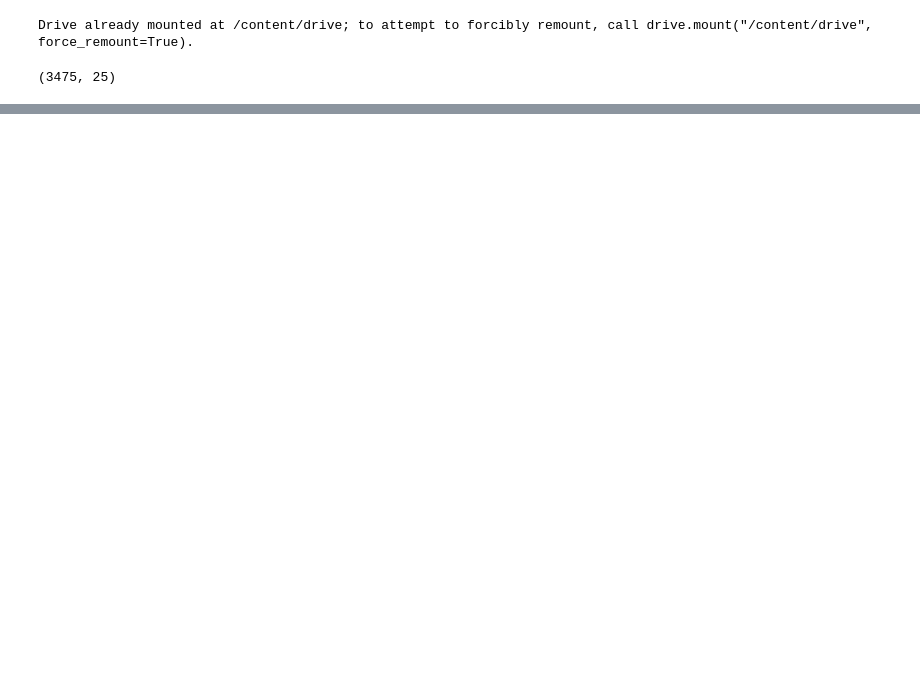
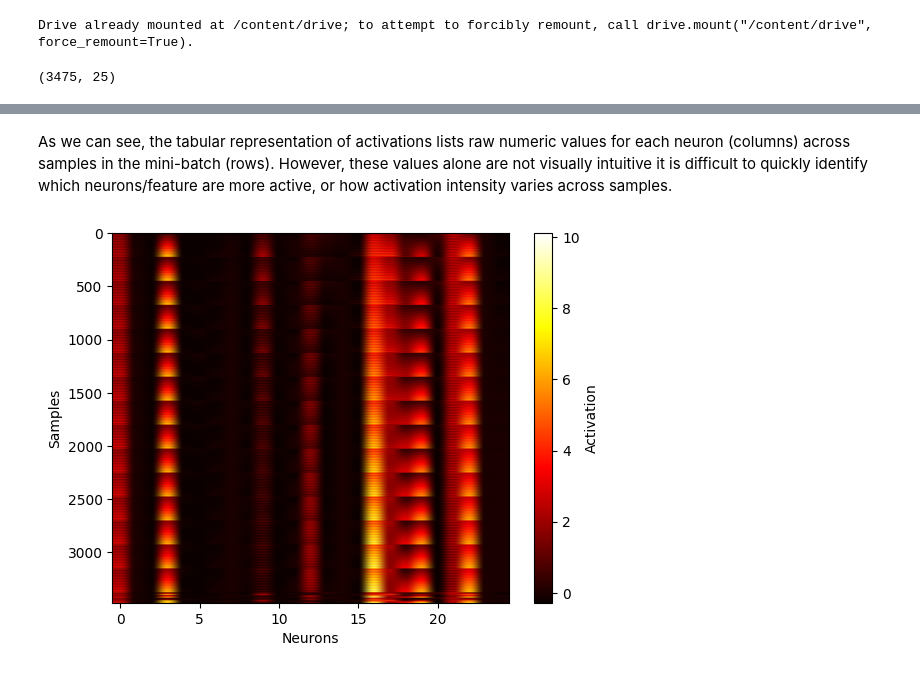
Before and after one commit to Anshu00027/SAE-for-PINNs, a Jupyter notebook: SAE-for-Taylor-Green-Vortex-PINNs.ipynb, the cells around one changed output, grey strips where cells are left out. Drawn from its saved outputs; the diff is of its cells as text; code cells hidden in the pictures; blank space fills up the shorter version.

```diff
--- a/SAE-for-Taylor-Green-Vortex-PINNs.ipynb
+++ b/SAE-for-Taylor-Green-Vortex-PINNs.ipynb
@@ -131,0 +179,11 @@ Saved SAE encoded features shape: (3475, 50)
+# %% [markdown]
+ As we can see, the tabular representation of activations lists raw numeric values for each neuron (columns) across samples in the mini-batch (rows).
+ However, these values alone are not visually intuitive it is difficult to quickly identify which neurons/feature are more active, or how activation intensity varies across samples.
+# %%
+plt.imshow(hidden_tensor.numpy(), aspect='auto', cmap='hot')
+plt.xlabel("Neurons")
+plt.ylabel("Samples")
+plt.colorbar(label="Activation")
+plt.show()
+# %% [output]
+[figure, added]
```
Also changed, not shown: parts of 10 cells of this notebook.
